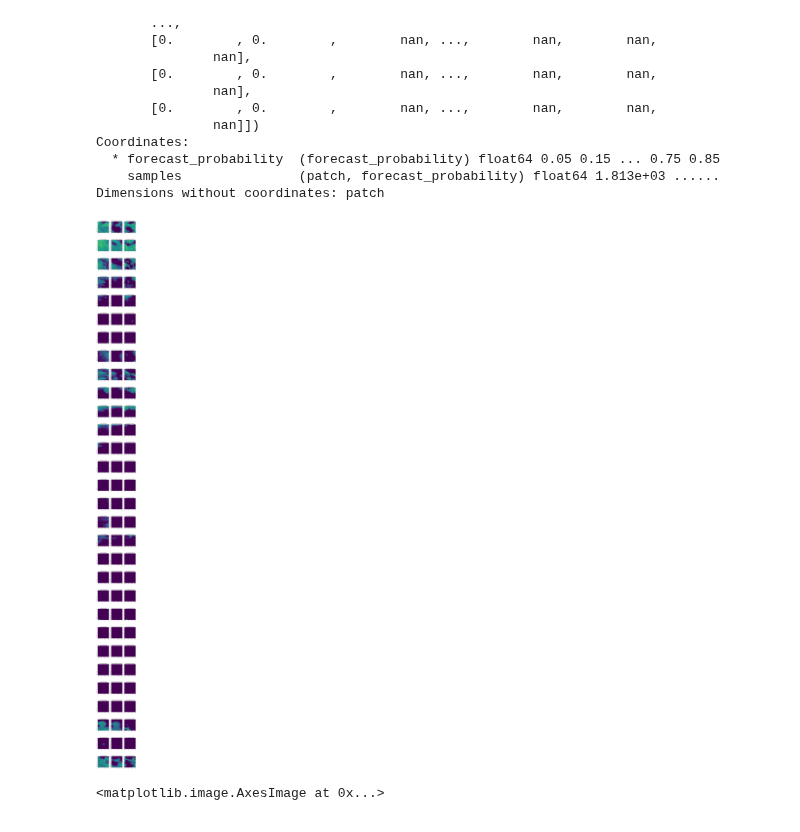
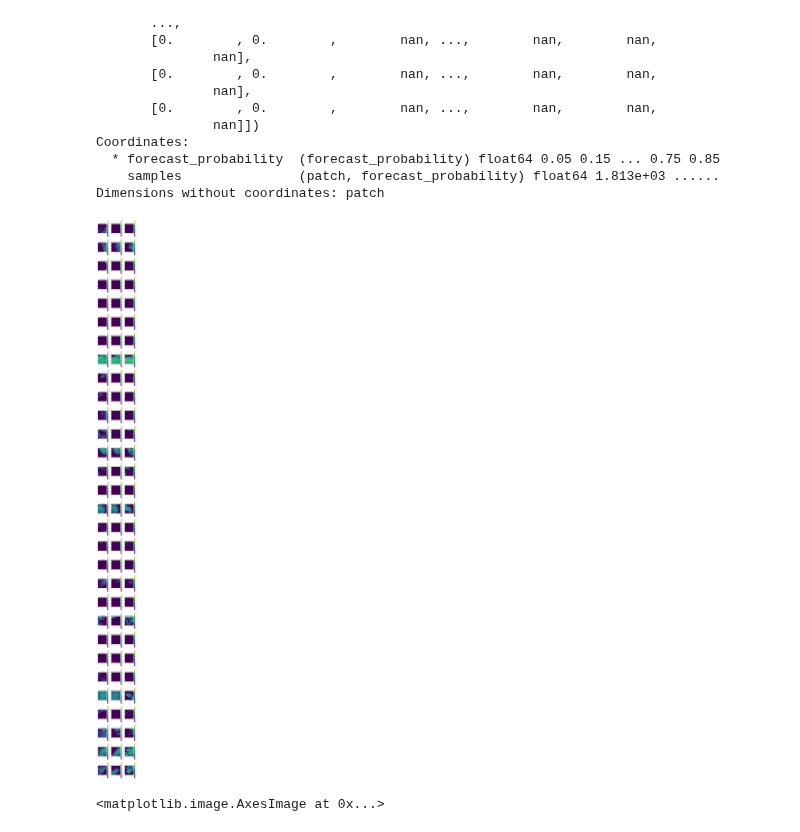
Before and after one commit to raspstephan/nwp-downscale, a Jupyter notebook: notebooks/eval_dev.ipynb, the cells around one changed output. Cells and saved outputs as stored; diff of their text form; code cells hidden in the pictures.

Commit message:
not yet confident in corrector. seems less effective on new dataloader

```diff
--- a/notebooks/eval_dev.ipynb
+++ b/notebooks/eval_dev.ipynb
@@ -294,7 +294,7 @@ else:
 
 from pytictoc import TicToc
 # %%
-ds_test = pickle.load(open("/home/jupyter/data/saved_datasets/testdataset_ensemble_forecast_x10_log_trans_random_extra_vars_TCW-T-CAPE-CIN_broadfield_channel_padded_10_first_days_5.pkl", "rb"))
+ds_test = pickle.load(open("/home/jupyter/data/saved_datasets/testdataset_ensemble_forecast_x10_log_trans_random_extra_vars_TCW-T-CAPE-CIN_broadfield_channel_padded_15_first_days_5.pkl", "rb"))
 
 sampler_test = torch.utils.data.SequentialSampler(ds_test)
 
@@ -334,7 +334,7 @@ def plot_samples_per_input(data, gen, samples, device):
     plt.show
 # %%
 model = CheckCorrector.load_from_checkpoint(
-    '/home/jupyter/data/saved_models/corrector/ensemble_forecast_x10_log_trans_random_extra_vars_TCW-T-CAPE-CIN_broadfield_channel_padded_10/11/epoch=159-step=82719.ckpt')
+        '/home/jupyter/data/saved_models/corrector/ensemble_forecast_x10_log_trans_random_extra_vars_TCW-T-CAPE-CIN_broadfield_channel_padded_15/7/epoch=97-step=19999.ckpt')
 # %%
 # sample_indices = np.random.choice(100, size = 40, replace=False)
 # ds_test = torch.utils.data.Subset(ds_test, sample_indices)
@@ -342,20 +342,25 @@ model = CheckCorrector.load_from_checkpoint(
 device = 'cpu'
 # %%
 k = 30
+start = 50
 fig, axs = plt.subplots(k, 3, figsize = (10, 5*k))
-for i in range(k):
-    axs[i,0].imshow(ds_test[i][0][0,:,:], vmin = 0, vmax = 1)
+for i, ii in enumerate(np.random.choice(np.arange(400), size=k, replace=False)):
+    im = axs[i,0].imshow(ds_test[ii][0][0,:,:], vmin = 0, vmax = 1)
     axs[i,0].set_title('low-res forecast')
-    img = model.corrector(torch.tensor(ds_test[i][0]).unsqueeze(0)).squeeze().detach().numpy()
-    axs[i,1].imshow(img, vmin = 0, vmax = 1)
+    fig.colorbar(im, ax = axs[i,0])
+    img = model.corrector(torch.tensor(ds_test[ii][0]).unsqueeze(0)).squeeze().detach().numpy()
+    im = axs[i,1].imshow(img, vmin = 0, vmax = 1)
     axs[i,1].set_title('corrected low res forecast')
-    img2 = model.downsample(torch.tensor(ds_test[i][1]).unsqueeze(0), scale_factor = 0.125, mode = 'bilinear', align_corners = False).squeeze().detach().numpy()
-    axs[i,2].imshow(img2, vmin = 0, vmax = 1)
+    fig.colorbar(im, ax = axs[i,1])
+    img2 = model.downsample(torch.tensor(ds_test[ii][1]).unsqueeze(0), scale_factor = 0.125, mode = 'bilinear', align_corners = False).squeeze().detach().numpy()
+    im = axs[i,2].imshow(img2, vmin = 0, vmax = 1)
     axs[i,2].set_title('low-res ground truth')
+    fig.colorbar(im, ax = axs[i,2])
+
 # plt.figure()
 # plt.imshow(ds_test[i][1].squeeze())
 # %% [output]
-[figure, old version]
+[figure, new version]
 # %%
 plt.imshow(img2)
 # %% [output]
```
Also changed, not shown: 6 other files.
